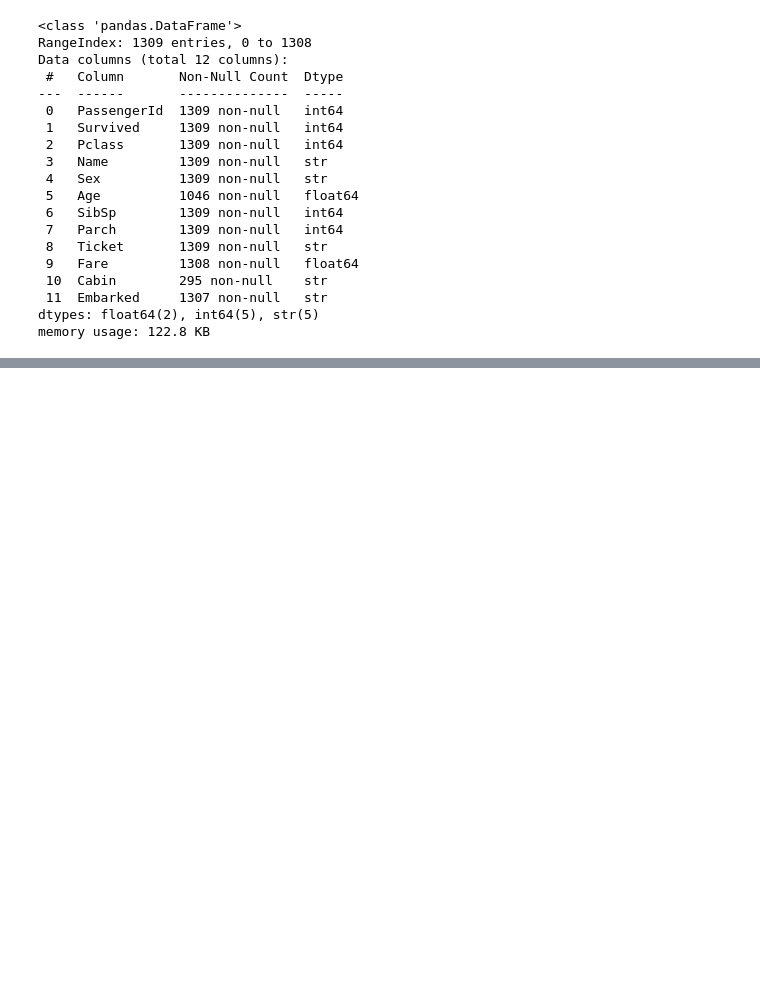
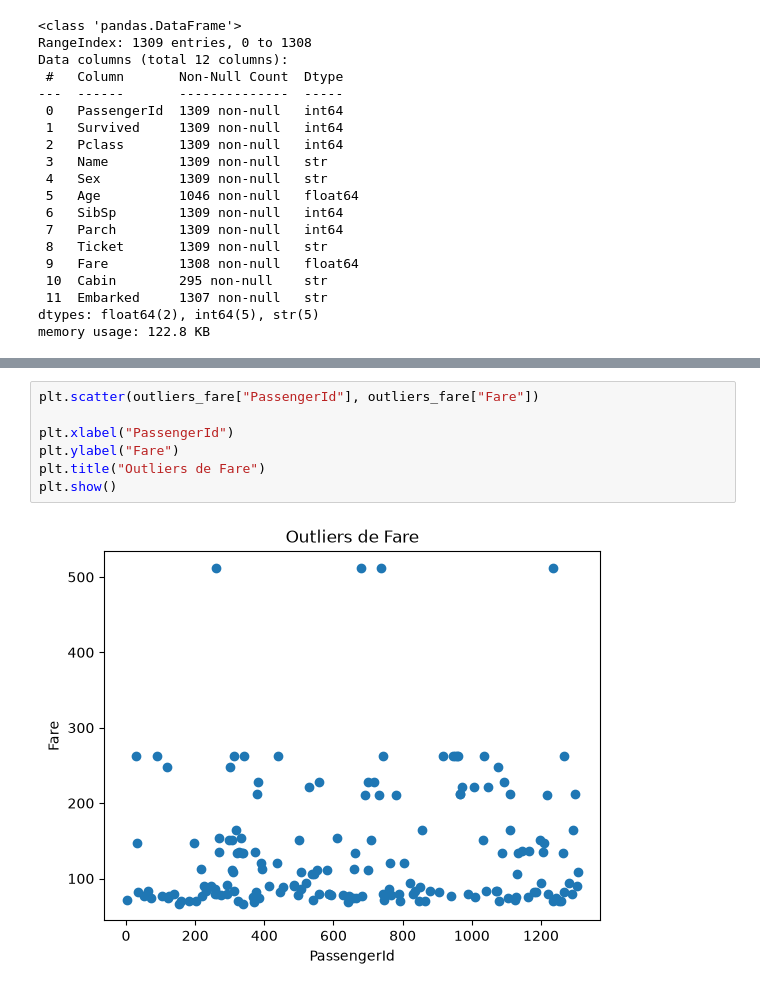
Before and after one commit to Hawkie06/BootcampIA, a Jupyter notebook: manipulacao_dados/titanic/titanic.ipynb, the cells around one changed output, grey strips where cells are left out. Saved outputs shown, nothing was run; the diff lists cells and outputs as text; blank space fills up the shorter version.

```diff
--- a/manipulacao_dados/titanic/titanic.ipynb
+++ b/manipulacao_dados/titanic/titanic.ipynb
@@ -41,0 +173,9 @@ memory usage: 122.8 KB
+# %%
+plt.scatter(outliers_fare["PassengerId"], outliers_fare["Fare"])
+
+plt.xlabel("PassengerId")
+plt.ylabel("Fare")
+plt.title("Outliers de Fare")
+plt.show()
+# %% [output]
+[figure, added]
```
Also changed, not shown: parts of 21 cells of this notebook.
